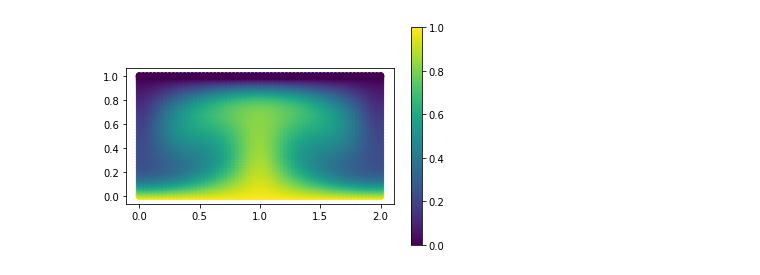
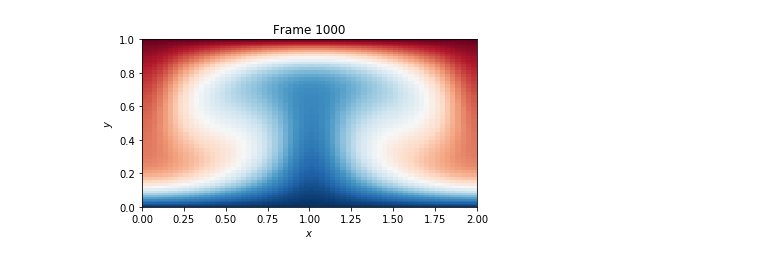
Before and after one commit to iacs-ac290r-2019/homework, a Jupyter notebook: project1/viz/visualization.ipynb, the cells around one changed output. Drawn from its saved outputs; the diff is of its cells as text; code cells hidden in the pictures.

Commit message:
added functions to plot and save different fields at given frame

```diff
--- a/project1/viz/visualization.ipynb
+++ b/project1/viz/visualization.ipynb
@@ -7,20 +7,34 @@ import matplotlib
+# %%
+ny = 65 # subject to change 1025
+nx = 65 # subject to change 2049
 # %%
 # open the Exodus file
-nc = netCDF4.Dataset('test.exo')
+path = 'test.exo' # subject to change on Odyssey
+ray = netCDF4.Dataset(path)
 # %%
 # mapping between NetCDF variable names and actual meaning
 # transform NetCDF variables into np arrays
-p = np.array(nc.variables['vals_nod_var1'])
-temp = np.array(nc.variables['vals_nod_var2'])
-ux = np.array(nc.variables['vals_nod_var3'])
-uy = np.array(nc.variables['vals_nod_var4'])
-x = np.array(nc.variables['coordx'])
-y = np.array(nc.variables['coordy'])
+p = np.array(ray.variables['vals_nod_var1'])
+temp = np.array(ray.variables['vals_nod_var2'])
+ux = np.array(ray.variables['vals_nod_var3'])
+uy = np.array(ray.variables['vals_nod_var4'])
+x = np.array(ray.variables['coordx']).reshape(ny,nx)
+y = np.array(ray.variables['coordy']).reshape(ny,nx)
+t = np.array(ray.variables['time_whole'])
-# %%
-# test plotting the initial temperature profile
-plt.scatter(x,y,c=temp[1001])
-plt.colorbar()
-plt.gca().set_aspect(1.0)
-plt.show()
-# %% [output]
-[figure, removed]
+# %%
+# function that save the temperature profile at a frame
+def save_temp_frame(frame_number):
+    fig = plt.figure()
+    ax = fig.add_subplot(111)
+    ax.pcolormesh(x,y,temp[frame_number].reshape(ny,nx),cmap=plt.cm.get_cmap('RdBu'))
+    ax.set_xlabel(r'$x$')
+    ax.set_ylabel(r'$y$')
+    ax.set_title('Frame %i' % frame_number)
+    ax.set_aspect(1.0)
+#     plt.savefig('temp_frames/frame' + str(frame_number) + '.png')
+#     plt.close('all')
+    plt.show()
+# %%
+save_temp_frame(1000)
+# %% [output]
+[figure, added]
```
Also changed, not shown: parts of 8 cells of this notebook.
